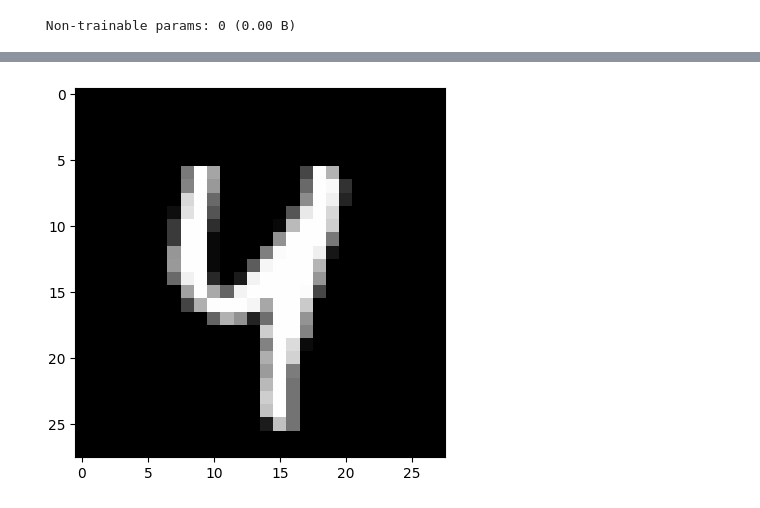
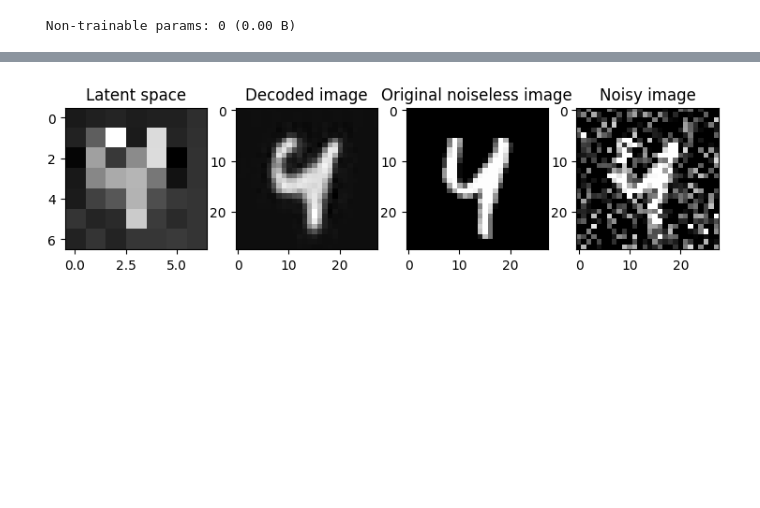
Before and after one commit to jvscursulim/neuralnets_tf, a Jupyter notebook: notebooks/image_denoising_with_autoencoder.ipynb, the cells around one changed output, grey strips where cells are left out. Saved outputs shown, nothing was run; the diff lists cells and outputs as text; code cells hidden in the pictures; blank space fills up the shorter version.

```diff
--- a/notebooks/image_denoising_with_autoencoder.ipynb
+++ b/notebooks/image_denoising_with_autoencoder.ipynb
@@ -95,5 +95,5 @@ Model: "decoder"
 # %%
 ae_nn.compile(optimizer=keras.optimizers.Adam(learning_rate=1e-3))
 # %%
-callback_history = ae_nn.fit(x=x_train_noisy, y=x_train, epochs=20)
+callback_history = ae_nn.fit(x=x_train_noisy, y=x_train, epochs=10, validation_data=(x_test_noisy, x_test))
 # %% [output]
@@ -150,5 +136,17 @@ plt.show()
-# %%
-plt.imshow(x_test[i], cmap="gray")
-plt.show()
-# %% [output]
-[figure, removed]
+# %%
+fig, ax = plt.subplots(ncols=4)
+
+fig.set_size_inches((9,9))
+
+i = 42
+ax[0].imshow(latent_space[i], cmap="gray")
+ax[1].imshow(decoded[i], cmap="gray")
+ax[2].imshow(x_test[i], cmap="gray")
+ax[3].imshow(x_test_noisy[i], cmap="gray")
+ax[0].set_title("Latent space")
+ax[1].set_title("Decoded image")
+ax[2].set_title("Original noiseless image")
+ax[3].set_title("Noisy image")
+plt.show()
+# %% [output]
+[figure, added]
```
Also changed, not shown: parts of 11 cells of this notebook, 3 other files.
